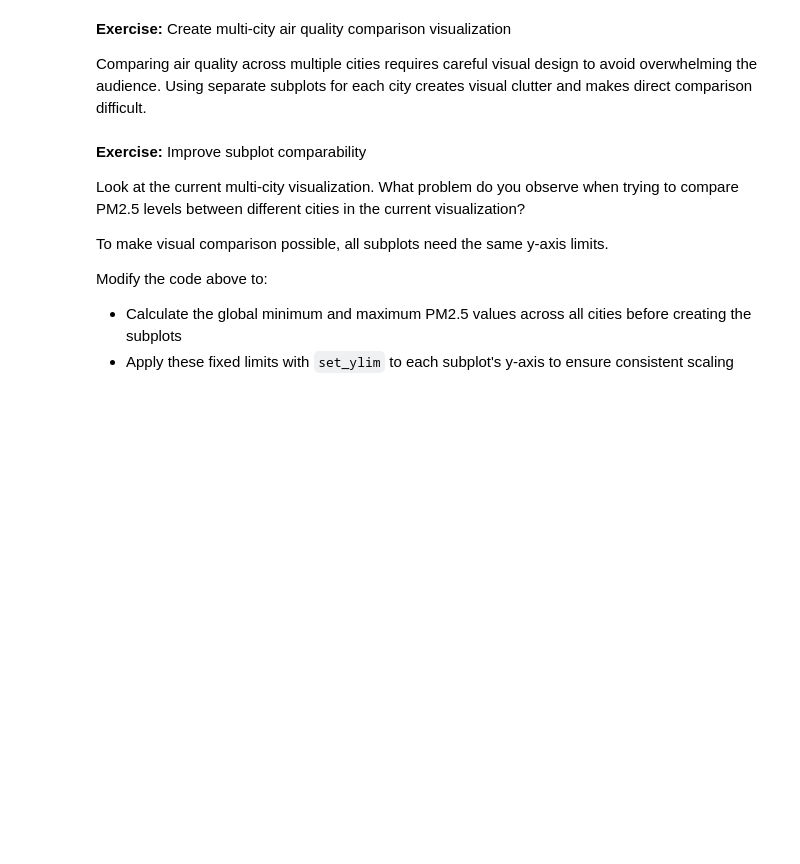
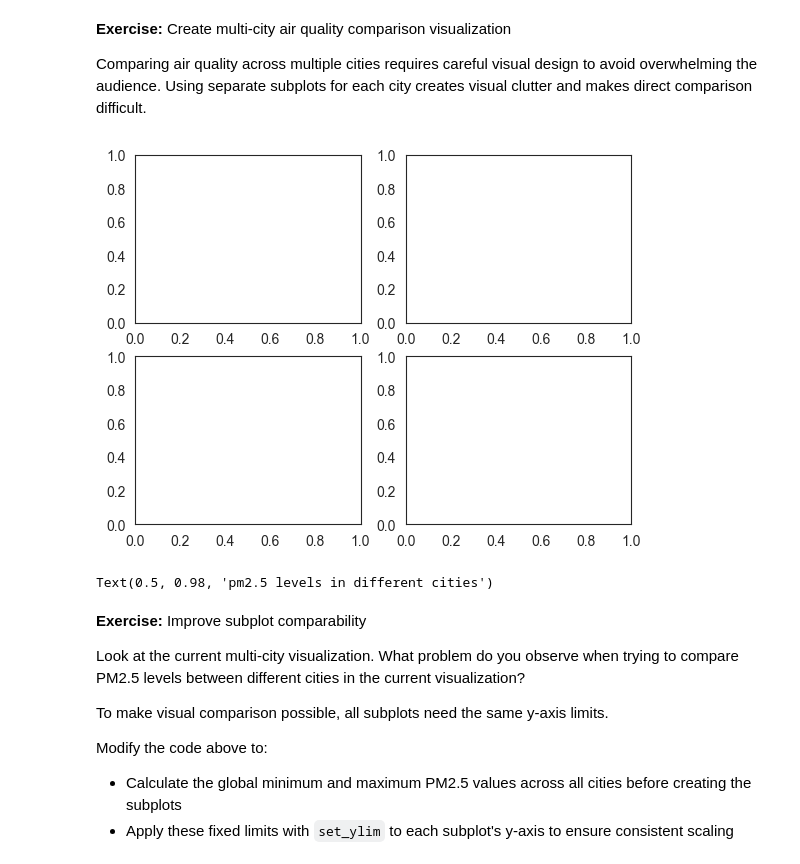
Before and after one commit to PierreAHignard/NLP-Spam-Detection, a Jupyter notebook: notebooks/air_quality_todo.ipynb, the cells around one changed output. Saved outputs shown, nothing was run; the diff lists cells and outputs as text; code cells hidden in the pictures; blank space fills up the shorter version.

```diff
--- a/notebooks/air_quality_todo.ipynb
+++ b/notebooks/air_quality_todo.ipynb
@@ -201,4 +260,9 @@ Comparing air quality across multiple cities requires careful visual design to a
 # %%
 # TODO Create 2x2 subplot structure for all cities
+
+fig, axes = plt.subplots(2, 2)
+axes = axes.flatten()
+# %% [output]
+[figure, added]
 # %%
 # TODO Plot each city using the subplot function
@@ -205,4 +273,8 @@ Comparing air quality across multiple cities requires careful visual design to a
 # %%
 # TODO Add overall title for the entire figure
+
+fig.suptitle("pm2.5 levels in different cities")
+# %% [output]
+Text(0.5, 0.98, 'pm2.5 levels in different cities')
 # %%
 # TODO Optimize layout to prevent overlap and show the plot
```
Also changed, not shown: parts of 17 cells of this notebook.
